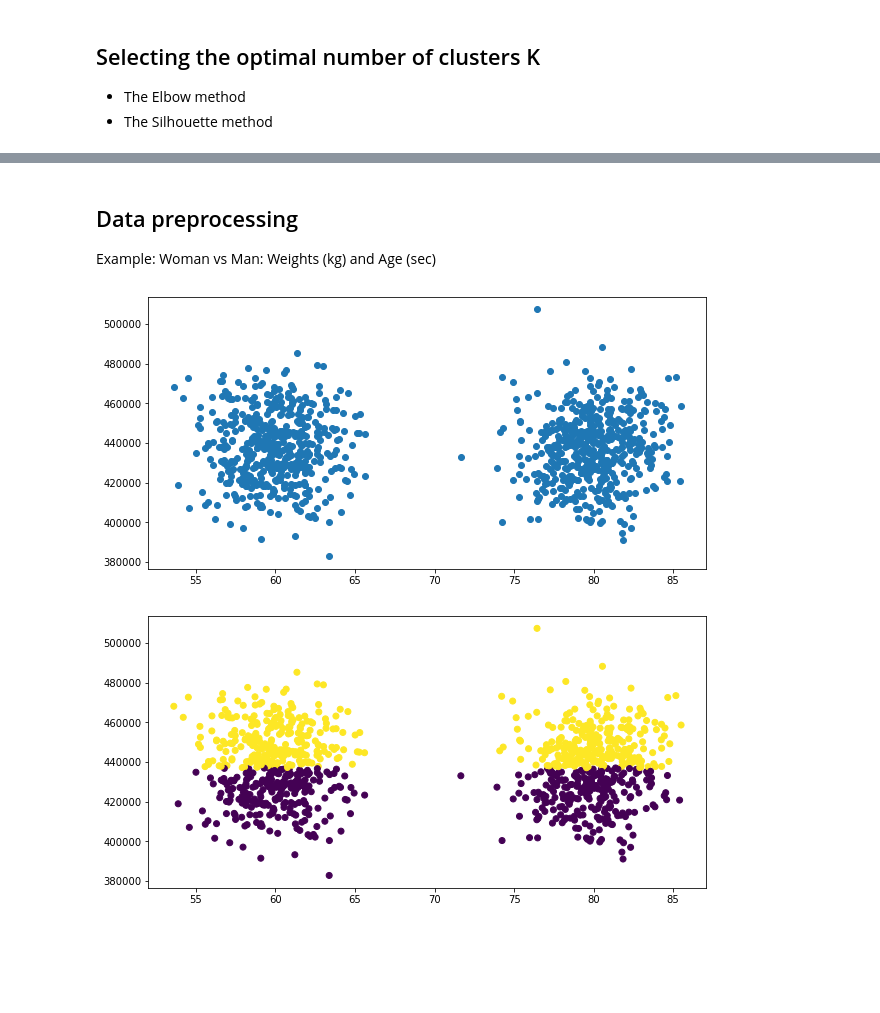
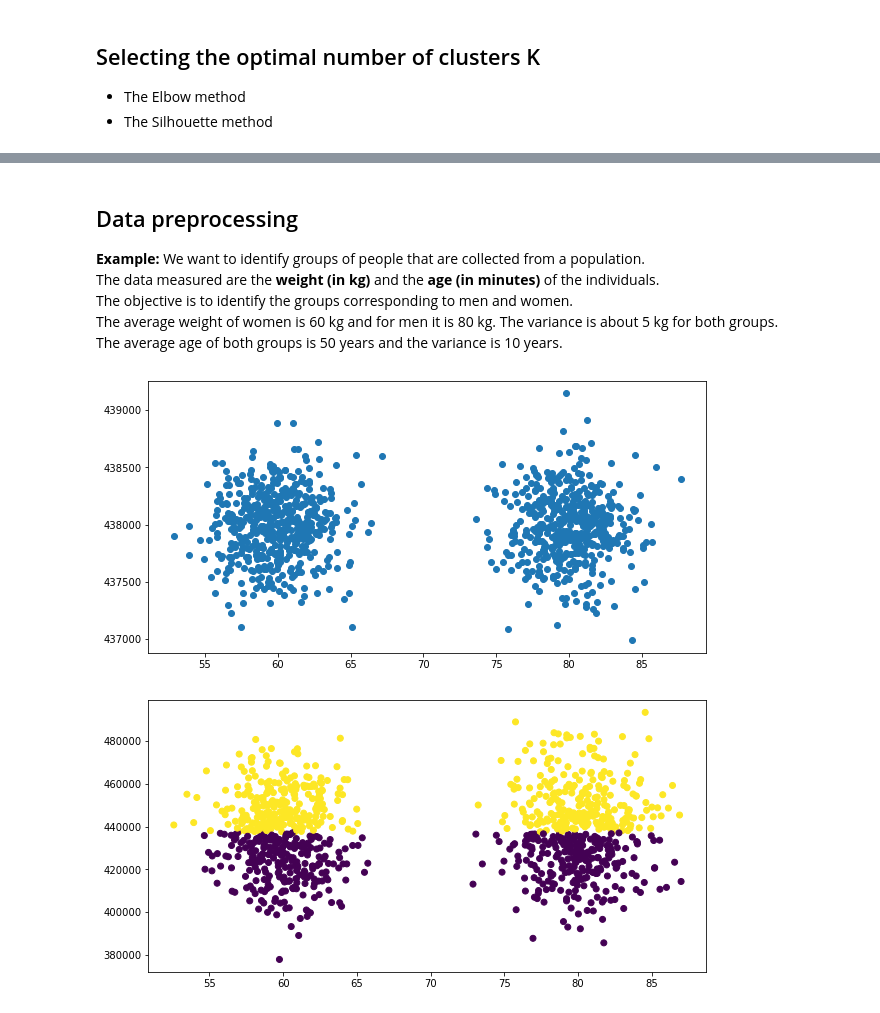
Before and after one commit to jorisguerin/clusteringLectures, a Jupyter notebook: Slides_kmeans.ipynb, the cells around one changed output, grey strips where cells are left out. Cells and saved outputs as stored; diff of their text form; code cells hidden in the pictures; blank space fills up the shorter version.

```diff
--- a/Slides_kmeans.ipynb
+++ b/Slides_kmeans.ipynb
@@ -224,19 +239,23 @@ plt.show()
 # %% [markdown]
 ## Data preprocessing
 
-Example: Woman vs Man: Weights (kg) and Age (sec)
+**Example:** We want to identify groups of people that are collected from a population.\
+The data measured are the **weight (in kg)** and the **age (in minutes)** of the individuals.\
+The objective is to identify the groups corresponding to men and women.\
+The average weight of women is 60 kg and for men it is 80 kg. The variance is about 5 kg for both groups.\
+The average age of both groups is 50 years and the variance is 10 years.
 # %%
 means = [np.array([60, 50*365*24]), np.array([80, 50*365*24])]
-covariance = np.array([[5, 0], [0, 10*365*24*3600]])
+covariance = np.array([[5, 0], [0, 10*365*24]])
 n_points = 500
 
 data = [np.random.multivariate_normal(mean=means[i], cov=covariance, size=n_points) for i in range(2)]
 all_data = np.r_[data[0], data[1]]
 
 plt.scatter(all_data[:, 0], all_data[:,1])
 plt.show()
 # %% [output]
-[figure, old version]
+[figure, new version]
 # %%
 kmeans = KMeans(n_clusters=2)
 clusters = kmeans.fit_predict(all_data)
@@ -244,7 +263,7 @@ clusters = kmeans.fit_predict(all_data)
 plt.scatter(all_data[:, 0], all_data[:, 1], c=clusters)
 plt.show()
 # %% [output]
-[figure, old version]
+[figure, new version]
 # %%
 plt.hist(all_data[:, 0])
 plt.show()
```
Also changed, not shown: parts of 22 cells of this notebook, 5 other files.
